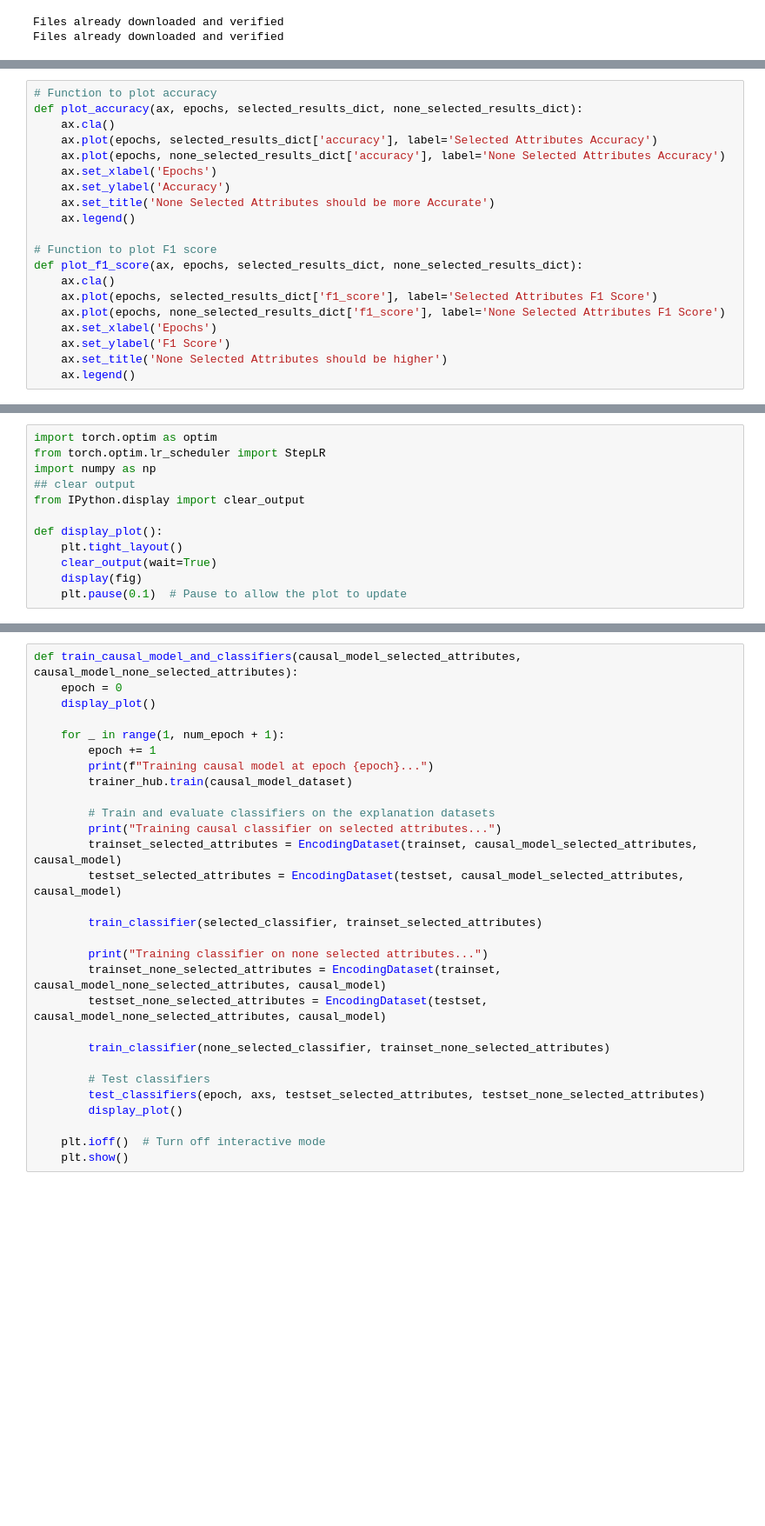
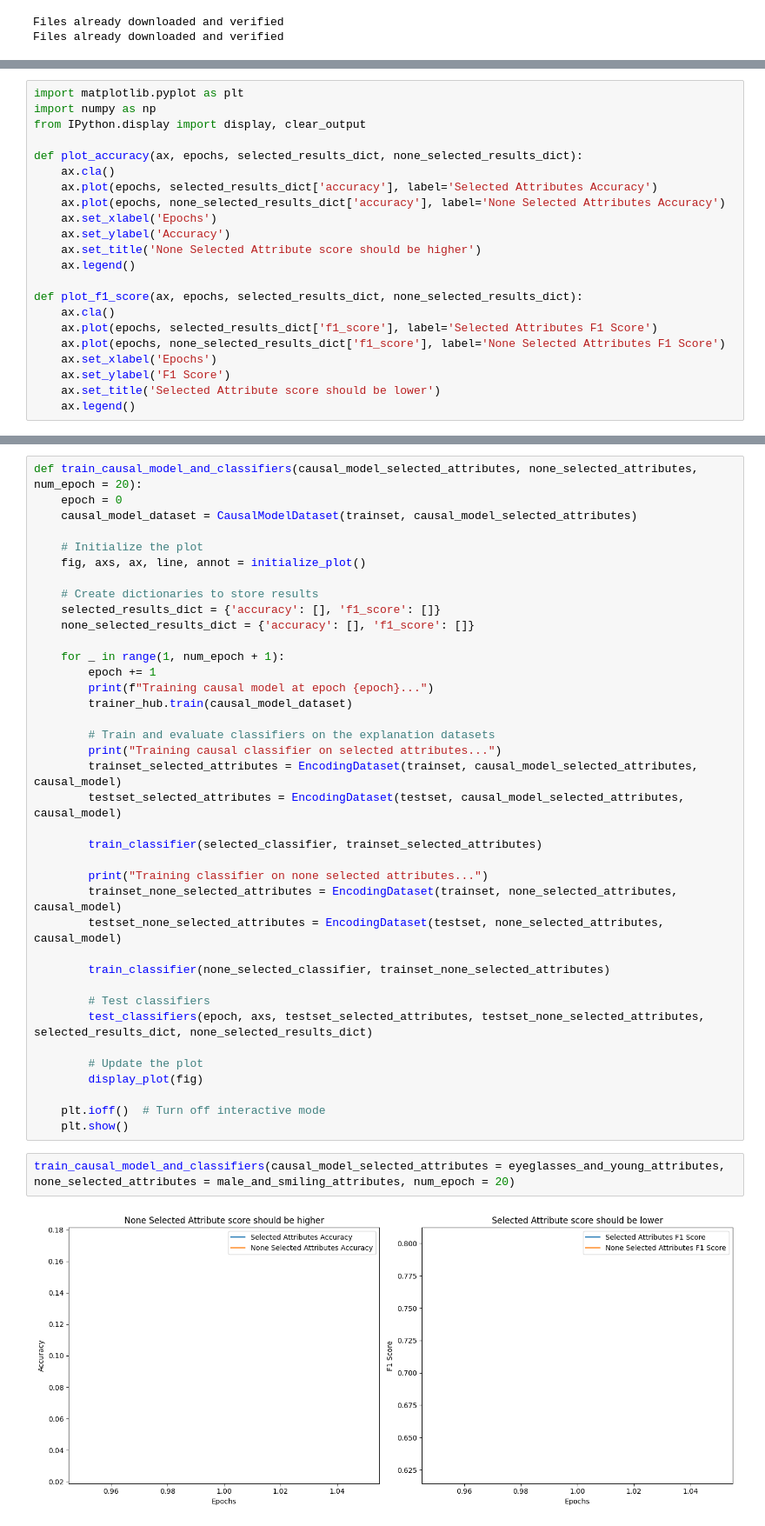
Before and after one commit to ccnets-team/causal-learning, a Jupyter notebook: examples/proving_conditional_independence_of_label_and_explanation_in_causal_model.ipynb, the cells around one changed output, grey strips where cells are left out. Shown: that part at 87% size. Saved outputs shown, nothing was run; the diff lists cells and outputs as text; blank space fills up the shorter version.

```diff
--- a/examples/proving_conditional_independence_of_label_and_explanation_in_causal_model.ipynb
+++ b/examples/proving_conditional_independence_of_label_and_explanation_in_causal_model.ipynb
@@ -198,23 +202,25 @@ def test_classifier(model, dataset):
     f1 = f1_score(all_labels, all_preds, average='weighted')
     return accuracy, f1
 # %%
-# Function to plot accuracy
+import matplotlib.pyplot as plt
+import numpy as np
+from IPython.display import display, clear_output
+
 def plot_accuracy(ax, epochs, selected_results_dict, none_selected_results_dict):
     ax.cla()
     ax.plot(epochs, selected_results_dict['accuracy'], label='Selected Attributes Accuracy')
     ax.plot(epochs, none_selected_results_dict['accuracy'], label='None Selected Attributes Accuracy')
     ax.set_xlabel('Epochs')
     ax.set_ylabel('Accuracy')
-    ax.set_title('None Selected Attributes should be more Accurate')
+    ax.set_title('None Selected Attribute score should be higher')
     ax.legend()
 
-# Function to plot F1 score
 def plot_f1_score(ax, epochs, selected_results_dict, none_selected_results_dict):
     ax.cla()
     ax.plot(epochs, selected_results_dict['f1_score'], label='Selected Attributes F1 Score')
     ax.plot(epochs, none_selected_results_dict['f1_score'], label='None Selected Attributes F1 Score')
     ax.set_xlabel('Epochs')
     ax.set_ylabel('F1 Score')
-    ax.set_title('None Selected Attributes should be higher')
+    ax.set_title('Selected Attribute score should be lower')
     ax.legend()
 # %%
@@ -278,12 +272,0 @@ def test_classifiers(epoch, axs, testset_selected_attributes, testset_none_selec
-# %%
-import torch.optim as optim
-from torch.optim.lr_scheduler import StepLR
-import numpy as np
-## clear output
-from IPython.display import clear_output
-
-def display_plot():
-    plt.tight_layout()
-    clear_output(wait=True)
-    display(fig)
-    plt.pause(0.1)  # Pause to allow the plot to update
@@ -290,7 +326,14 @@ def display_plot():
 # %%
-def train_causal_model_and_classifiers(causal_model_selected_attributes, causal_model_none_selected_attributes):
+def train_causal_model_and_classifiers(causal_model_selected_attributes, none_selected_attributes, num_epoch = 20):
     epoch = 0
-    display_plot()
+    causal_model_dataset = CausalModelDataset(trainset, causal_model_selected_attributes)
+
+    # Initialize the plot
+    fig, axs, ax, line, annot = initialize_plot()
+
+    # Create dictionaries to store results
+    selected_results_dict = {'accuracy': [], 'f1_score': []}
+    none_selected_results_dict = {'accuracy': [], 'f1_score': []}
 
     for _ in range(1, num_epoch + 1):
         epoch += 1
@@ -305,14 +348,20 @@ def train_causal_model_and_classifiers(causal_model_selected_attributes, causal_
         train_classifier(selected_classifier, trainset_selected_attributes)
 
         print("Training classifier on none selected attributes...")
-        trainset_none_selected_attributes = EncodingDataset(trainset, causal_model_none_selected_attributes, causal_model)
-        testset_none_selected_attributes = EncodingDataset(testset, causal_model_none_selected_attributes, causal_model)
+        trainset_none_selected_attributes = EncodingDataset(trainset, none_selected_attributes, causal_model)
+        testset_none_selected_attributes = EncodingDataset(testset, none_selected_attributes, causal_model)
 
         train_classifier(none_selected_classifier, trainset_none_selected_attributes)
 
         # Test classifiers
-        test_classifiers(epoch, axs, testset_selected_attributes, testset_none_selected_attributes)
-        display_plot()
+        test_classifiers(epoch, axs, testset_selected_attributes, testset_none_selected_attributes, selected_results_dict, none_selected_results_dict)
+
+        # Update the plot
+        display_plot(fig)
 
     plt.ioff()  # Turn off interactive mode
     plt.show()
+# %%
+train_causal_model_and_classifiers(causal_model_selected_attributes = eyeglasses_and_young_attributes, none_selected_attributes = male_and_smiling_attributes, num_epoch = 20)
+# %% [output]
+[figure, added]
```
Also changed, not shown: parts of 8 cells of this notebook.
